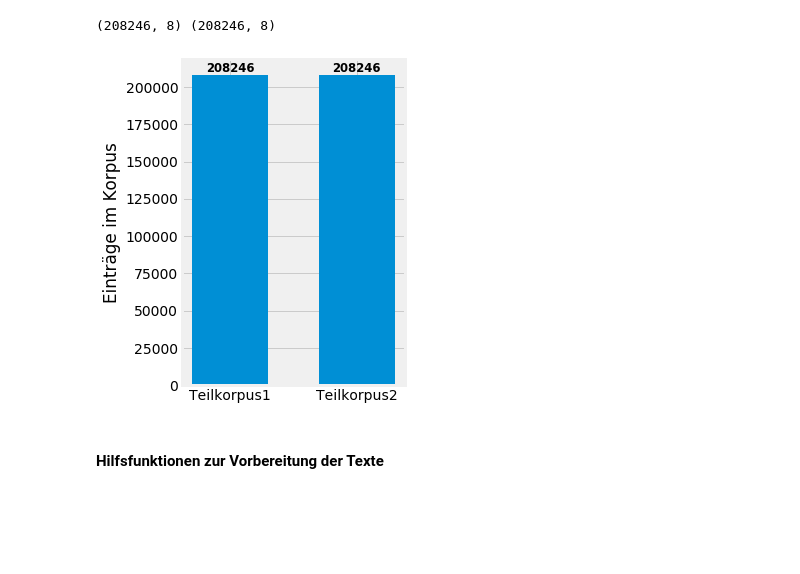
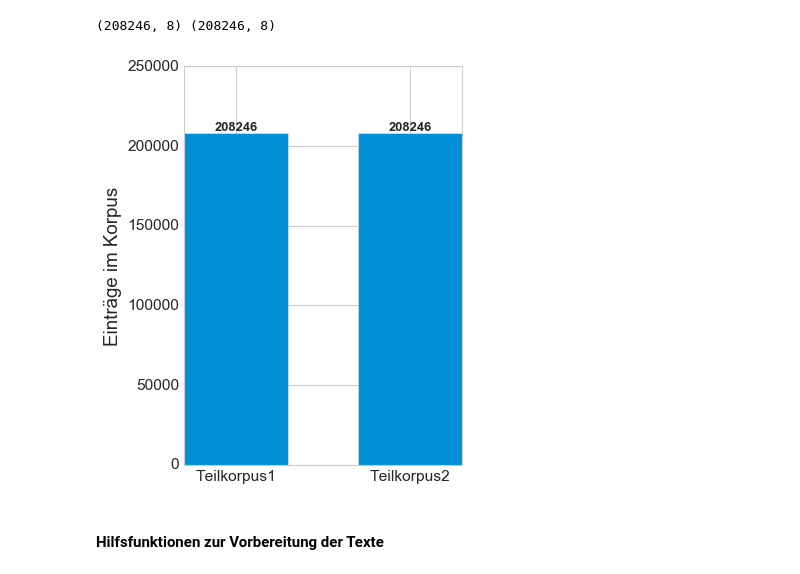
Before and after one commit to Sophia796/word_embeddings_covid-19_voc, a Jupyter notebook: Notebooks/Word2Vec_CovidVocab_Proof.ipynb, the cells around one changed output. Cells and saved outputs as stored; diff of their text form; code cells hidden in the pictures; blank space fills up the shorter version.

```diff
--- a/Notebooks/Word2Vec_CovidVocab_Proof.ipynb
+++ b/Notebooks/Word2Vec_CovidVocab_Proof.ipynb
@@ -123,23 +123,23 @@ print(df1.shape, df2.shape)
 (208246, 8) (208246, 8)
 # %%
 plt.figure(figsize=[4, 6])
-plt.style.use('fivethirtyeight')
+plt.style.use('seaborn-whitegrid')
 
 data = [208246, 208246]
 labels = ['Teilkorpus1', 'Teilkorpus2']
 
 plt.xticks(range(len(data)), labels)
 plt.ylabel('Einträge im Korpus')
 plt.bar(range(len(data)), data, width=0.6)
 
 for i, j in zip(range(len(data)), data):
     plt.annotate(j, xy=(i,j), xycoords='data', verticalalignment='bottom', horizontalalignment='center',
                  fontsize='small', fontweight='demi')
 
-#plt.savefig('../plots/Korpusvergleich2.png', bbox_inches='tight')
+#plt.savefig('../plots/Korpusvergleich_Shuffled.png', bbox_inches='tight')
 plt.show()
 # %% [output]
-[figure, old version]
+[figure, new version]
 # %% [markdown]
 #### Hilfsfunktionen zur Vorbereitung der Texte
 # %%
```
Also changed, not shown: parts of 5 cells of this notebook, 5 other files.
